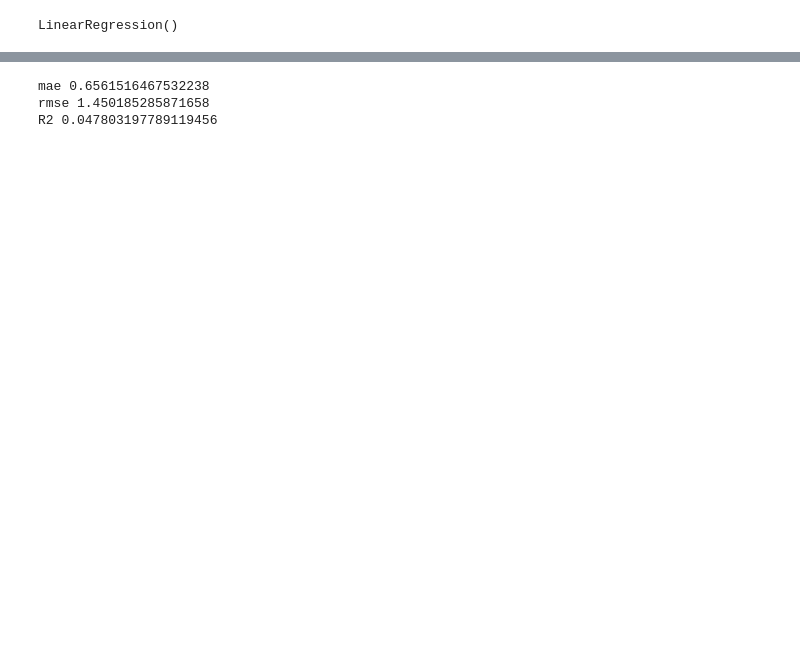
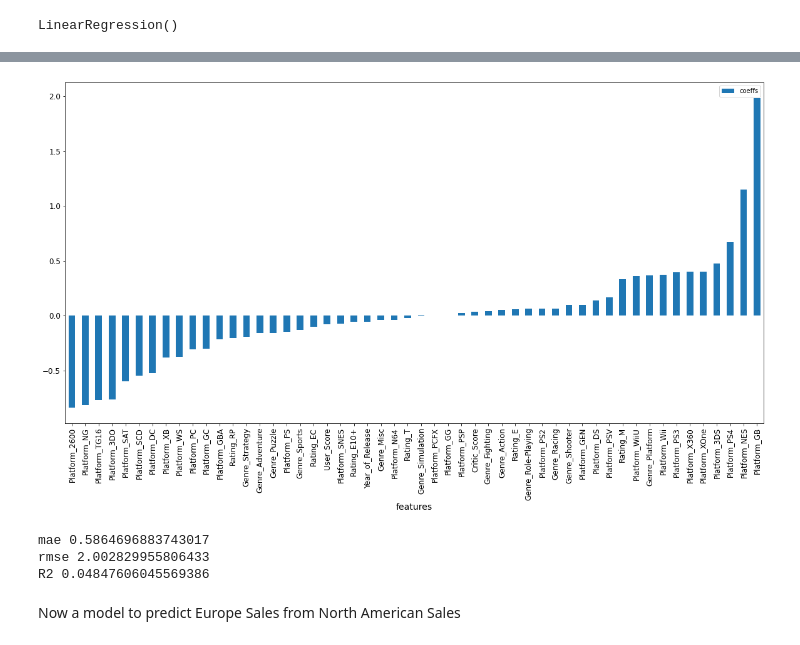
Before and after one commit to tzhang900/ds_capstone, a Jupyter notebook: project/videogames.ipynb, the cells around one changed output, grey strips where cells are left out. Saved outputs shown, nothing was run; the diff lists cells and outputs as text; code cells hidden in the pictures; blank space fills up the shorter version.

```diff
--- a/project/videogames.ipynb
+++ b/project/videogames.ipynb
@@ -172,14 +282,14 @@ X = games[features].copy()
 # %%
 # Now, split both X and y data into training and testing sets.
-X_train, X_test, y_train, y_test = train_test_split(X, y,
+X_critic_train, X_critic_test, y_critic_train, y_critic_test = train_test_split(X_critic, y_critic,
                                        test_size=0.2,
                                        random_state=42)
 # %%
 # Create a local instance of the sklearn class
-lin_reg = LinearRegression()
+lin_reg_critic = LinearRegression()
 # %%
 # Fit your instance to the training dataset
-lin_reg.fit(X_train, y_train)
+lin_reg_critic.fit(X_critic_train, y_critic_train)
 # %% [output]
 LinearRegression()
 # %%
@@ -210,0 +326,5 @@ array([[-0.75055314],
+# %%
+feature_imp = pd.DataFrame(zip(X_critic.columns, lin_reg_critic.coef_), columns = ['features', 'coeffs'])
+feature_imp=feature_imp.set_index('features')
+feature_imp=feature_imp.sort_values('coeffs')
+feature_imp
@@ -211,9 +350,14 @@ array([[-0.75055314],
+# %%
+# plot that as a bar chart
+feature_imp.plot(kind='bar', figsize=(20,10));
+# %% [output]
+[figure, added]
 # %%
 # Evaluation. What do these mean?
-print('mae', mean_absolute_error(y_test, y_preds))
-print('rmse', np.sqrt(mean_squared_error(y_test, y_preds)))
-print('R2', r2_score(y_test, y_preds))
+print('mae', mean_absolute_error(y_critic_test, y_critic_preds))
+print('rmse', np.sqrt(mean_squared_error(y_critic_test, y_critic_preds)))
+print('R2', r2_score(y_critic_test, y_critic_preds))
 # %% [output]
-mae 0.6561516467532238
-rmse 1.450185285871658
-R2 0.047803197789119456
+mae 0.5864696883743017
+rmse 2.002829955806433
+R2 0.04847606045569386
@@ -219,0 +368,2 @@ R2 0.047803197789119456
+# %% [markdown]
+Now a model to predict Europe Sales from North American Sales
```
Also changed, not shown: parts of 49 cells of this notebook.
